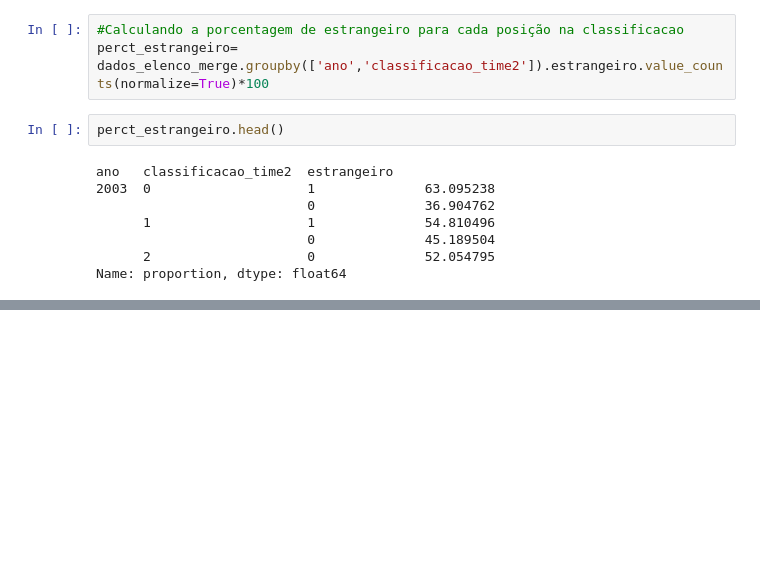
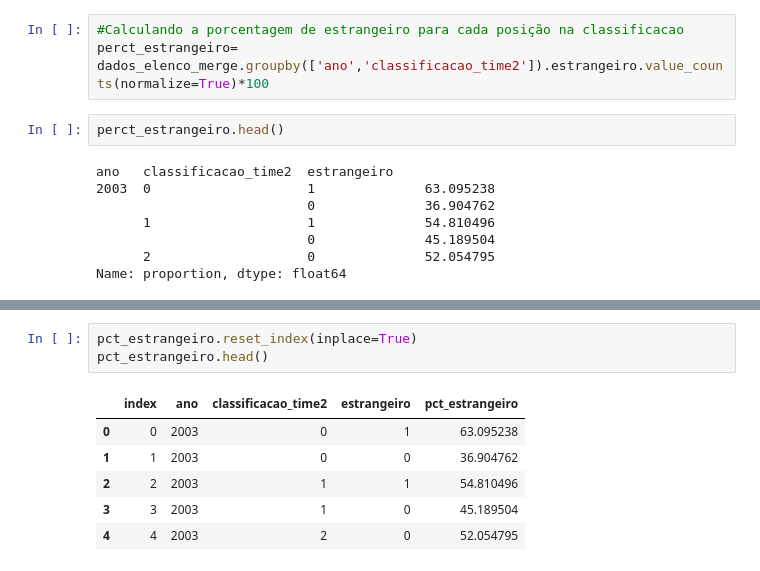
Before and after one commit to abilioepalanga/Modelo-de-previs-o-da-Premier-League-inglesa, a Jupyter notebook: Dados/previsão.ipynb, the cells around one changed output, grey strips where cells are left out. Cells and saved outputs as stored; diff of their text form; blank space fills up the shorter version.

```diff
--- a/Dados/previsão.ipynb
+++ b/Dados/previsão.ipynb
@@ -782,3 +772,13 @@ perct_estrangeiro_DF.head()
 |  | 1 | 1 | 54.810496 |
 |  |  | 0 | 45.189504 |
 |  | 2 | 0 | 52.054795 |
+# %%
+pct_estrangeiro.reset_index(inplace=True)
+pct_estrangeiro.head()
+# %% [output]
+|  | index | ano | classificacao_time2 | estrangeiro | pct_estrangeiro |
+| 0 | 0 | 2003 | 0 | 1 | 63.095238 |
+| 1 | 1 | 2003 | 0 | 0 | 36.904762 |
+| 2 | 2 | 2003 | 1 | 1 | 54.810496 |
+| 3 | 3 | 2003 | 1 | 0 | 45.189504 |
+| 4 | 4 | 2003 | 2 | 0 | 52.054795 |
```
Also changed, not shown: parts of 9 cells of this notebook.
